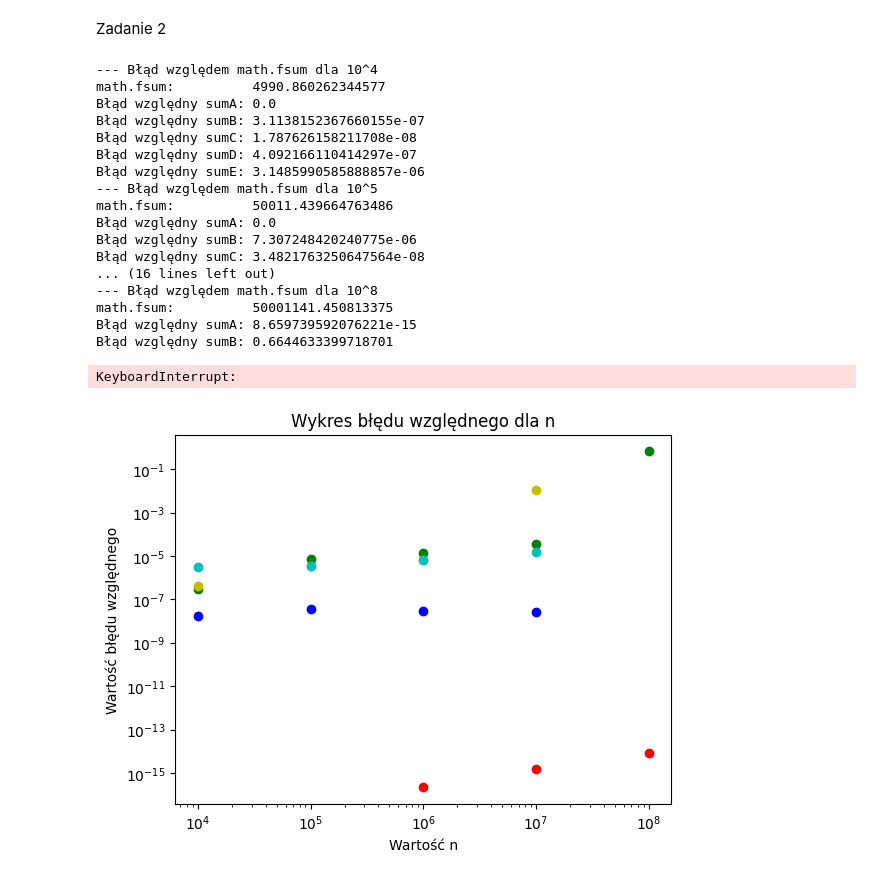
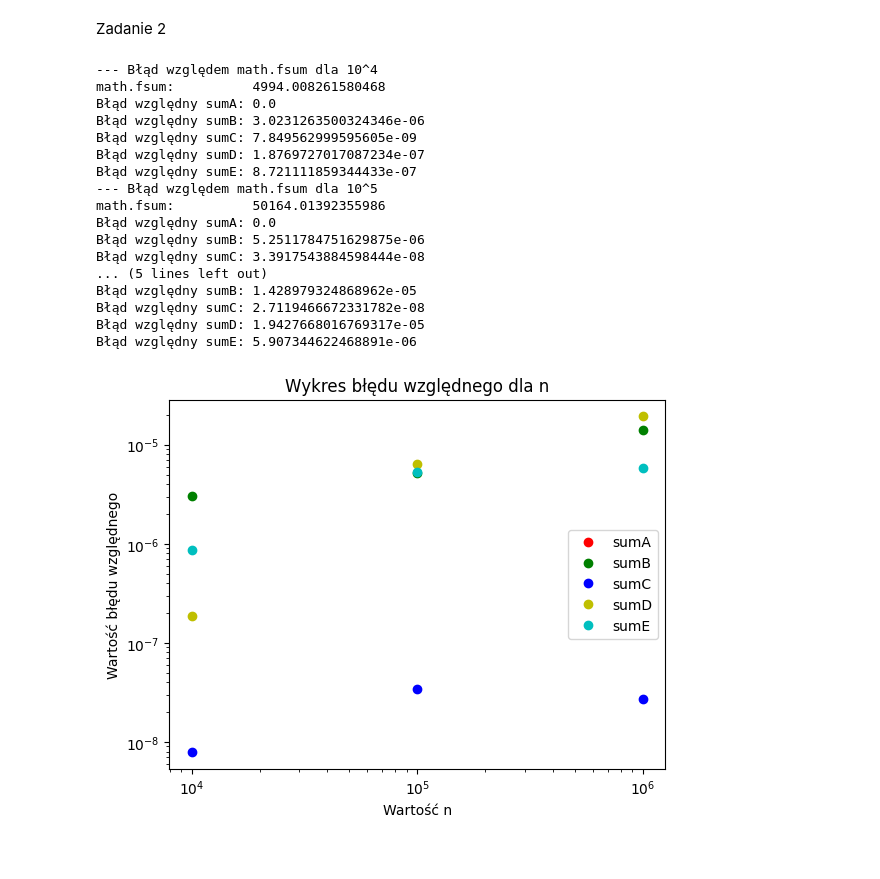
Before and after one commit to FalcO0O/MOWNiT, a Jupyter notebook: Lab_1/main.ipynb, the cells around one changed output. Saved outputs shown, nothing was run; the diff lists cells and outputs as text; code cells hidden in the pictures.

Commit message:
Added chart legend to lab1 - task 2
Added chart legend in lab1 - task 2 in method draw_relative_error.
Temporarily decreased the number of samples in task 2.

```diff
--- a/Lab_1/main.ipynb
+++ b/Lab_1/main.ipynb
@@ -190,7 +190,8 @@ class Ex2:
         ax.set_yscale('log')
         ax.set_xlabel("Wartość n")
         ax.set_ylabel("Wartość błędu względnego")
-        for k in range(4, 9):
+        legend_set = False
+        for k in range(4, 7):
             n = int(10**k) # Liczba próbek
             print(f"--- Błąd względem math.fsum dla 10^{k}")
             vec = np.array(np.random.uniform(size=n), dtype=np.float32) # Tablica próbek
@@ -199,6 +200,9 @@ class Ex2:
             for f, color in zip([self.sumA, self.sumB, self.sumC, self.sumD, self.sumE], ['r', 'g', 'b', 'y', 'c']):
                 ax.plot(n, abs(1-f(vec)/real_sum), f'{color}o', label=f.__name__)
                 print(f"Błąd względny {f.__name__}:", abs(1-f(vec)/real_sum))
+            if not legend_set:
+                ax.legend()
+                legend_set = True
         plt.show()
 
     def sumA(self, vec) -> np.float64:
@@ -221,45 +225,44 @@ class Ex2:
         err = np.float32(0.0)
         for x in vec:
             y = np.float32(x-err)
             temp = np.float32(sum+y)
             err = np.float32(temp-sum-y)
             sum = temp
         return sum
 
     def sumD(self, vec) -> np.float32:
         """Oblicza sumę dodając wartości rosnąco względem ich wartości bezwzględnej z akumulatorem pojedynczej precyzji"""
         vec = sorted(vec, key=lambda x: abs(x))
         sum = np.float32(0.0)
         for x in vec:
             sum = np.float32(sum+x)
         return sum
 
     def sumE(self, vec) -> np.float32:
         """Oblicza sumę dodając wartości malejąco względem ich wartości bezwzględnej z akumulatorem pojedynczej precyzji"""
         vec = sorted(vec, key=lambda x: -abs(x))
         sum = np.float32(0.0)
         for x in vec:
             sum = np.float32(sum+x)
         return sum
 
 _ = Ex2()
 # %% [output]
 --- Błąd względem math.fsum dla 10^4
-math.fsum:          4990.860262344577
+math.fsum:          4994.008261580468
 Błąd względny sumA: 0.0
-Błąd względny sumB: 3.1138152367660155e-07
-Błąd względny sumC: 1.787626158211708e-08
-Błąd względny sumD: 4.092166110414297e-07
-Błąd względny sumE: 3.1485990585888857e-06
+Błąd względny sumB: 3.0231263500324346e-06
+Błąd względny sumC: 7.849562999595605e-09
+Błąd względny sumD: 1.8769727017087234e-07
+Błąd względny sumE: 8.721111859344433e-07
 --- Błąd względem math.fsum dla 10^5
-math.fsum:          50011.439664763486
+math.fsum:          50164.01392355986
 Błąd względny sumA: 0.0
-Błąd względny sumB: 7.307248420240775e-06
-Błąd względny sumC: 3.4821763250647564e-08
-... (16 lines left out)
---- Błąd względem math.fsum dla 10^8
-math.fsum:          50001141.450813375
-Błąd względny sumA: 8.659739592076221e-15
-Błąd względny sumB: 0.6644633399718701
+Błąd względny sumB: 5.2511784751629875e-06
+Błąd względny sumC: 3.3917543884598444e-08
+... (5 lines left out)
+Błąd względny sumB: 1.428979324868962e-05
+Błąd względny sumC: 2.7119466672331782e-08
+Błąd względny sumD: 1.9427668016769317e-05
+Błąd względny sumE: 5.907344622468891e-06
-KeyboardInterrupt:
-[figure, old version]
+[figure, new version]
```
